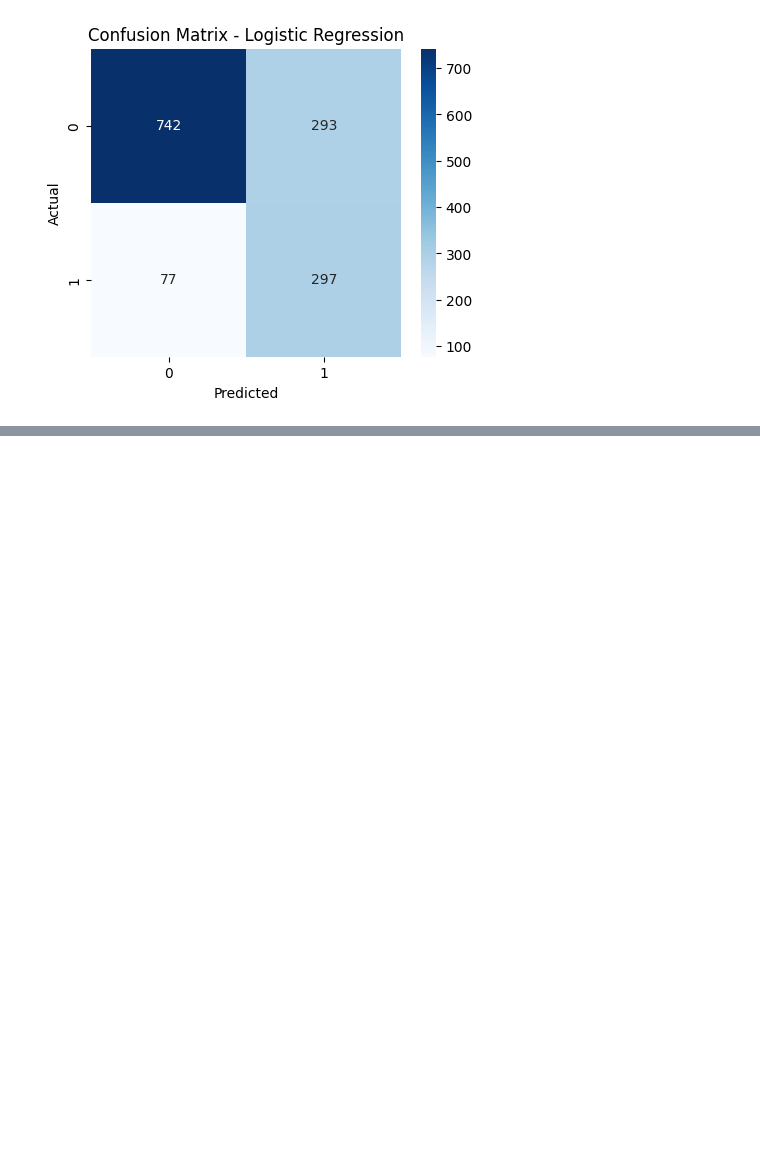
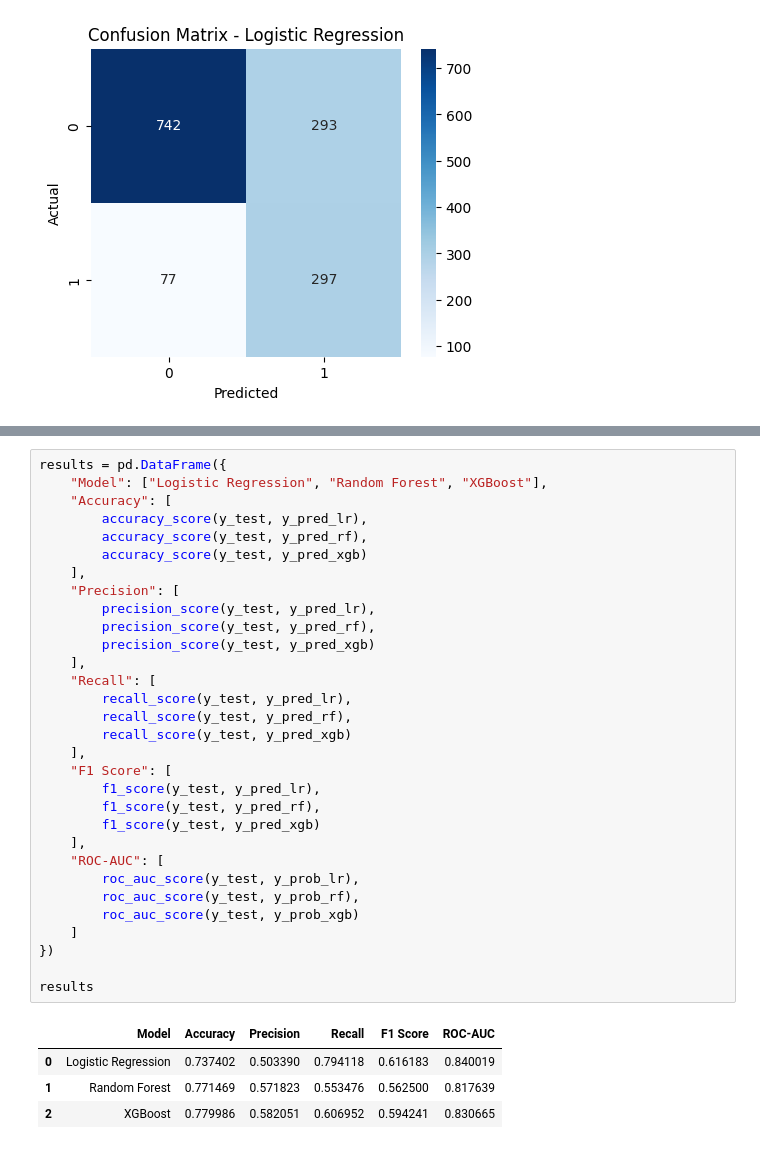
Before and after one commit to onurkaragur/customer-churn-prediction, a Jupyter notebook: notebooks/modeling.ipynb, the cells around one changed output, grey strips where cells are left out. Cells and saved outputs as stored; diff of their text form; blank space fills up the shorter version.

```diff
--- a/notebooks/modeling.ipynb
+++ b/notebooks/modeling.ipynb
@@ -74,0 +139,36 @@ ROC-AUC: 0.8400191170012142
+# %%
+results = pd.DataFrame({
+    "Model": ["Logistic Regression", "Random Forest", "XGBoost"],
+    "Accuracy": [
+        accuracy_score(y_test, y_pred_lr),
+        accuracy_score(y_test, y_pred_rf),
+        accuracy_score(y_test, y_pred_xgb)
+    ],
+    "Precision": [
+        precision_score(y_test, y_pred_lr),
+        precision_score(y_test, y_pred_rf),
+        precision_score(y_test, y_pred_xgb)
+    ],
+    "Recall": [
+        recall_score(y_test, y_pred_lr),
+        recall_score(y_test, y_pred_rf),
+        recall_score(y_test, y_pred_xgb)
+    ],
+    "F1 Score": [
+        f1_score(y_test, y_pred_lr),
+        f1_score(y_test, y_pred_rf),
+        f1_score(y_test, y_pred_xgb)
+    ],
+    "ROC-AUC": [
+        roc_auc_score(y_test, y_prob_lr),
+        roc_auc_score(y_test, y_prob_rf),
+        roc_auc_score(y_test, y_prob_xgb)
+    ]
+})
+
+results
+# %% [output]
+|  | Model | Accuracy | Precision | Recall | F1 Score | ROC-AUC |
+| 0 | Logistic Regression | 0.737402 | 0.503390 | 0.794118 | 0.616183 | 0.840019 |
+| 1 | Random Forest | 0.771469 | 0.571823 | 0.553476 | 0.562500 | 0.817639 |
+| 2 | XGBoost | 0.779986 | 0.582051 | 0.606952 | 0.594241 | 0.830665 |
```
Also changed, not shown: parts of 2 cells of this notebook.
